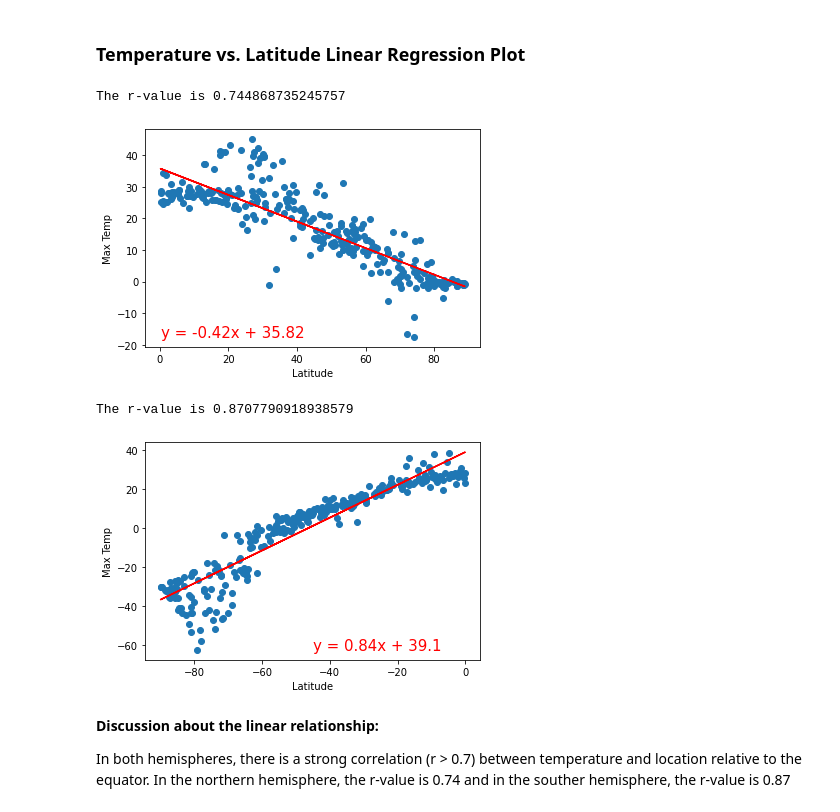
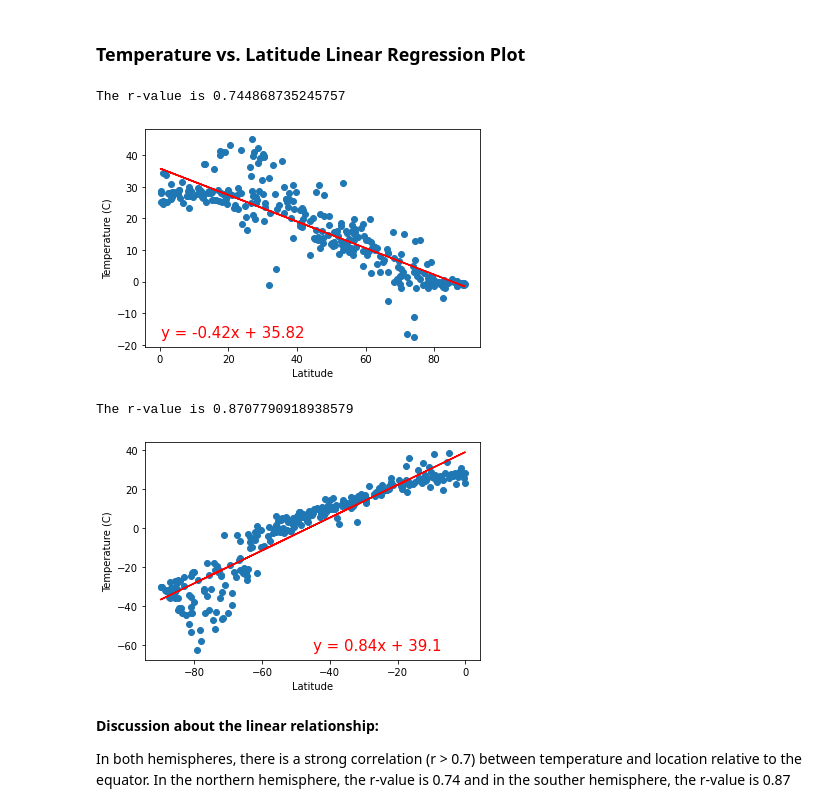
Before and after one commit to maswanwick/python-api-challenge, a Jupyter notebook: api_challenge/WeatherPy.ipynb, the cells around one changed output. Saved outputs shown, nothing was run; the diff lists cells and outputs as text; code cells hidden in the pictures.

```diff
--- a/api_challenge/WeatherPy.ipynb
+++ b/api_challenge/WeatherPy.ipynb
@@ -323,19 +323,19 @@ southern_hemi_df.head()
 # %%
 # Linear regression on Northern Hemisphere
 x_values = northern_hemi_df['Lat']
 y_values = northern_hemi_df['Max Temp']
-compute_and_plot_regression(x_values, y_values, "Latitude", "Max Temp")
+compute_and_plot_regression(x_values, y_values, "Latitude", "Temperature (C)")
 # %% [output]
 The r-value is 0.744868735245757
-[figure, old version]
+[figure, new version]
 # %%
 # Linear regression on Southern Hemisphere
 x_values = southern_hemi_df['Lat']
 y_values = southern_hemi_df['Max Temp']
-compute_and_plot_regression(x_values, y_values, "Latitude", "Max Temp")
+compute_and_plot_regression(x_values, y_values, "Latitude", "Temperature (C)")
 # %% [output]
 The r-value is 0.8707790918938579
-[figure, old version]
+[figure, new version]
 # %% [markdown]
 **Discussion about the linear relationship:**
 
```
Also changed, not shown: parts of 6 cells of this notebook.
